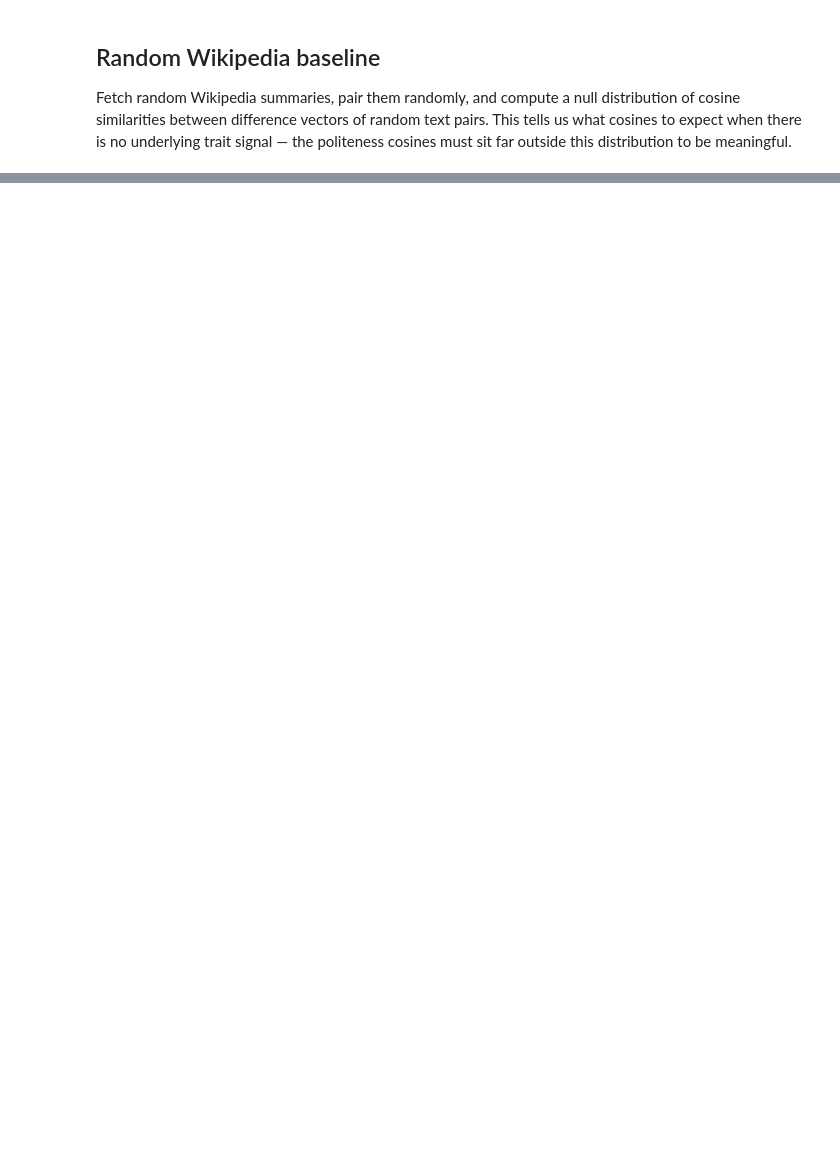
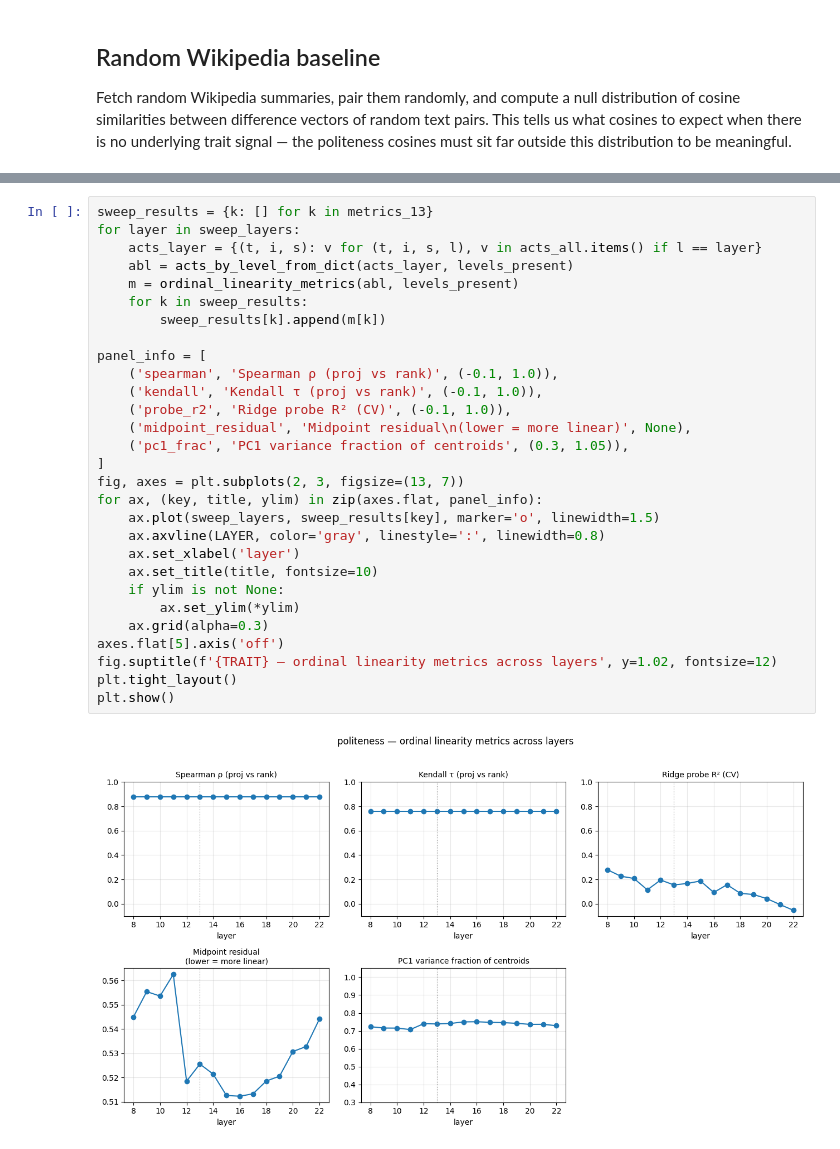
Before and after one commit to gbettineschi/llm-behaviour-intensity-representation, a Jupyter notebook: src/notebooks/003_0405_braico.ipynb, the cells around one changed output, grey strips where cells are left out. Drawn from its saved outputs; the diff is of its cells as text; blank space fills up the shorter version.

```diff
--- a/src/notebooks/003_0405_braico.ipynb
+++ b/src/notebooks/003_0405_braico.ipynb
@@ -374,0 +376,31 @@ plt.show()
+# %%
+sweep_results = {k: [] for k in metrics_13}
+for layer in sweep_layers:
+    acts_layer = {(t, i, s): v for (t, i, s, l), v in acts_all.items() if l == layer}
+    abl = acts_by_level_from_dict(acts_layer, levels_present)
+    m = ordinal_linearity_metrics(abl, levels_present)
+    for k in sweep_results:
+        sweep_results[k].append(m[k])
+
+panel_info = [
+    ('spearman', 'Spearman ρ (proj vs rank)', (-0.1, 1.0)),
+    ('kendall', 'Kendall τ (proj vs rank)', (-0.1, 1.0)),
+    ('probe_r2', 'Ridge probe R² (CV)', (-0.1, 1.0)),
+    ('midpoint_residual', 'Midpoint residual\n(lower = more linear)', None),
+    ('pc1_frac', 'PC1 variance fraction of centroids', (0.3, 1.05)),
+]
+fig, axes = plt.subplots(2, 3, figsize=(13, 7))
+for ax, (key, title, ylim) in zip(axes.flat, panel_info):
+    ax.plot(sweep_layers, sweep_results[key], marker='o', linewidth=1.5)
+    ax.axvline(LAYER, color='gray', linestyle=':', linewidth=0.8)
+    ax.set_xlabel('layer')
+    ax.set_title(title, fontsize=10)
+    if ylim is not None:
+        ax.set_ylim(*ylim)
+    ax.grid(alpha=0.3)
+axes.flat[5].axis('off')
+fig.suptitle(f'{TRAIT} — ordinal linearity metrics across layers', y=1.02, fontsize=12)
+plt.tight_layout()
+plt.show()
+# %% [output]
+[figure, added]
```
Also changed, not shown: parts of 32 cells of this notebook.
